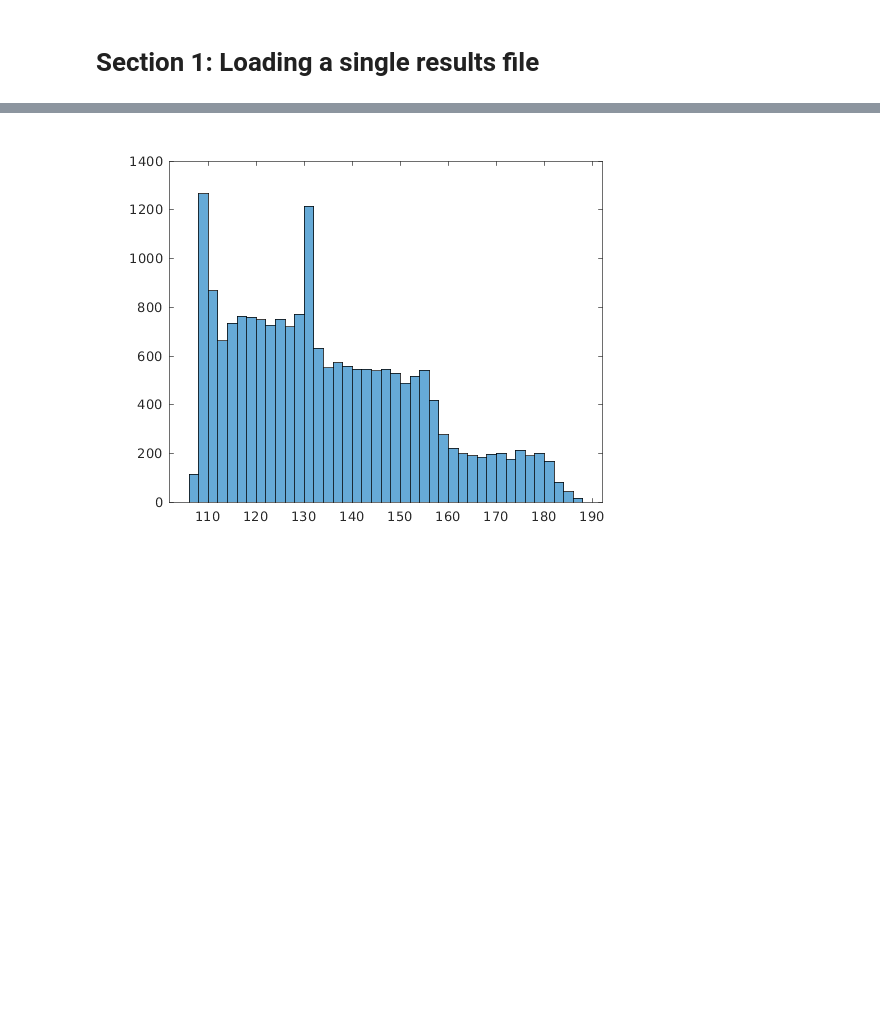
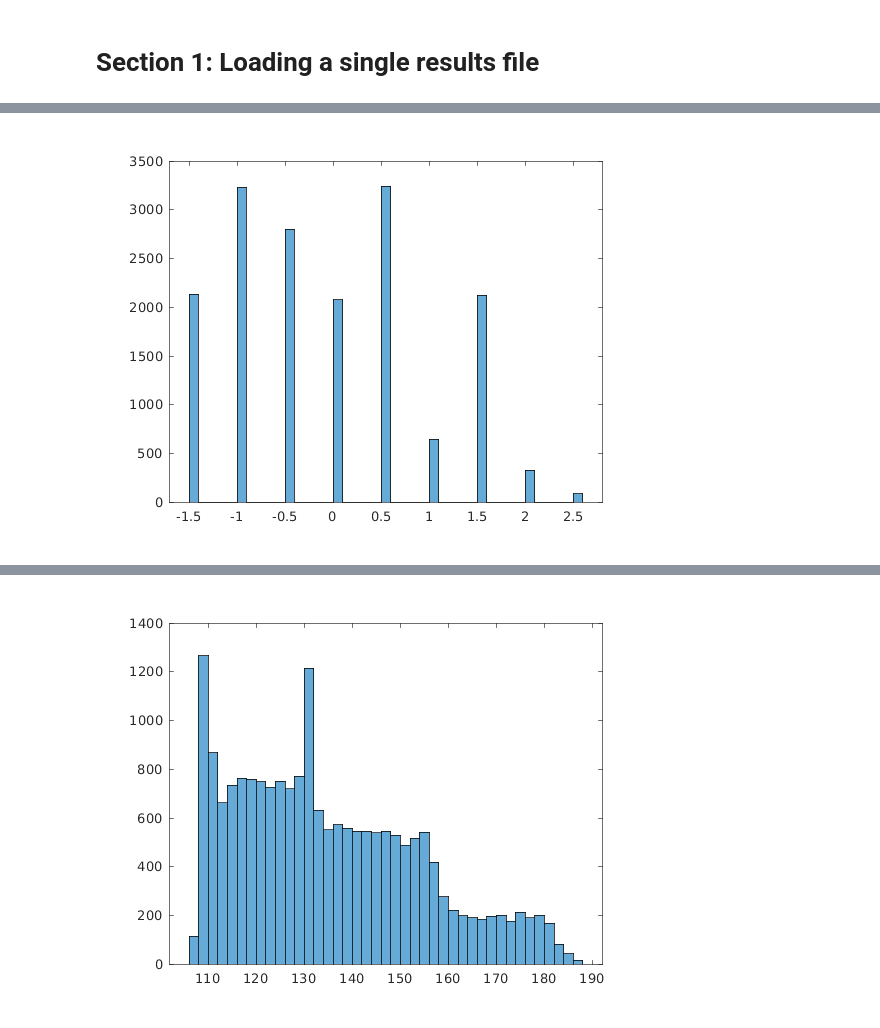
Before and after one commit to dmysmith/age, a Jupyter notebook: visualize_tabulated_results_matlab.ipynb, the cells around one changed output, grey strips where cells are left out. Cells and saved outputs as stored; diff of their text form; code cells hidden in the pictures; blank space fills up the shorter version.

```diff
--- a/visualize_tabulated_results_matlab.ipynb
+++ b/visualize_tabulated_results_matlab.ipynb
@@ -22,3 +24,7 @@ Set 'VariableNamingRule' to 'preserve' to use the original column headers as tab
+# %%
+figure; histogram(tbl_design.pds_avg);
+# %% [output]
+[figure, added]
 # %%
 tbl_bf = readtable(fname_basis); agevals_tbl = linspace(100,200,101);
 bfmat = table2array(tbl_bf);
```
Also changed, not shown: parts of 4 cells of this notebook, 13 other files.
